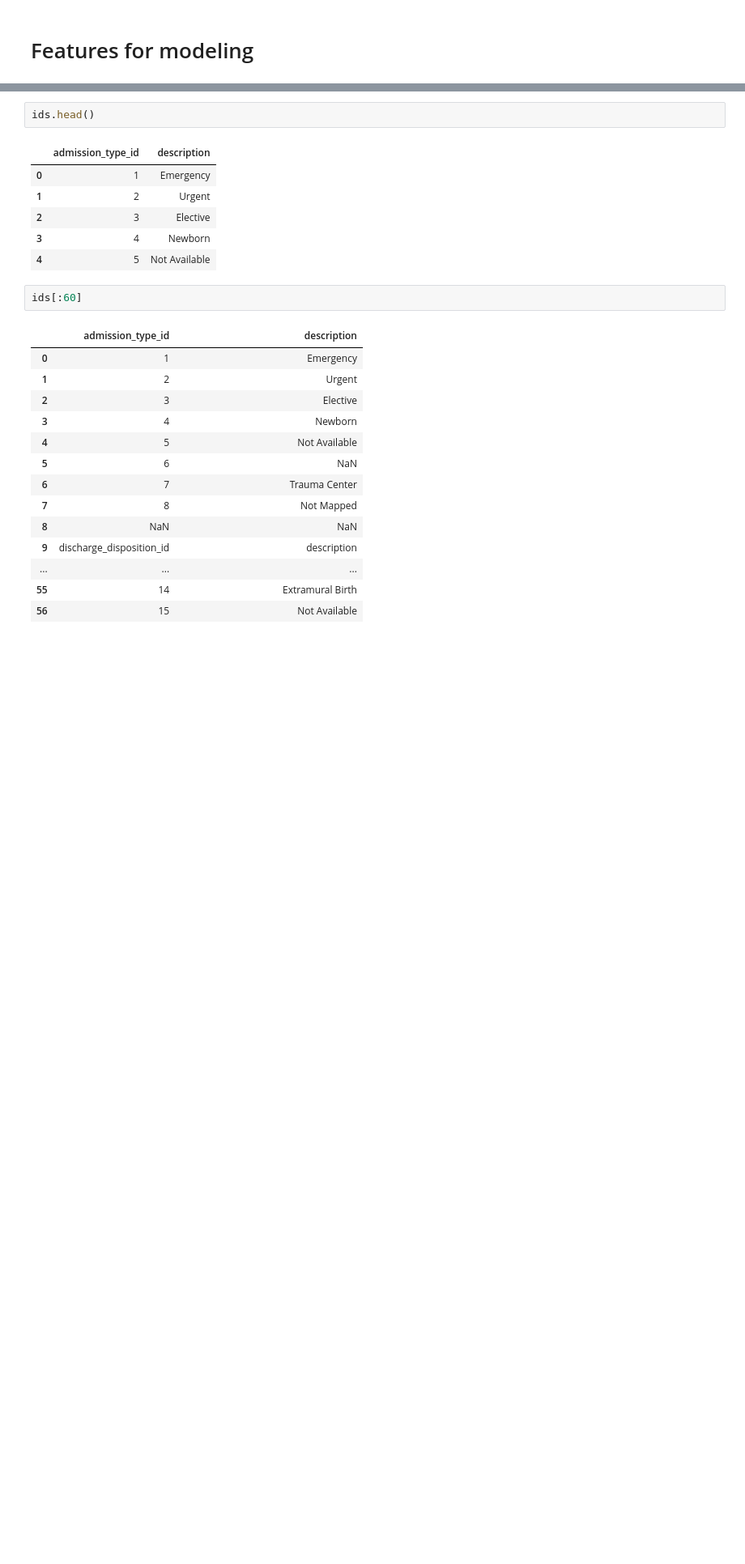
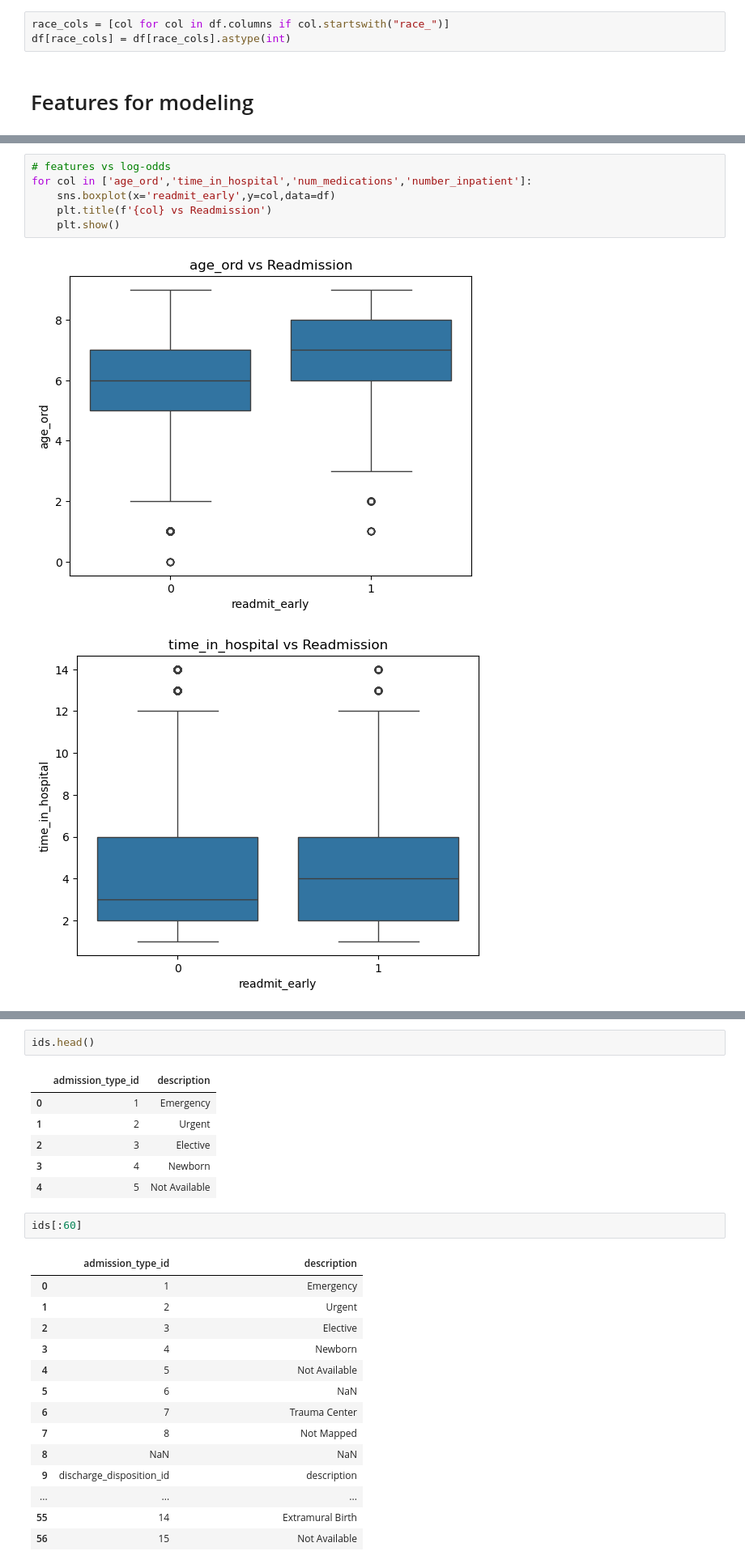
Before and after one commit to SethKauf/STA9890-Prediction-Competition, a Jupyter notebook: Workfiles/Report_2_Workfile.ipynb, the cells around one changed output, grey strips where cells are left out. Shown at 81% size. Drawn from its saved outputs; the diff is of its cells as text; blank space fills up the shorter version.

```diff
--- a/Workfiles/Report_2_Workfile.ipynb
+++ b/Workfiles/Report_2_Workfile.ipynb
@@ -738,2 +761,5 @@ memory usage: 9.0+ MB
+# %%
+race_cols = [col for col in df.columns if col.startswith("race_")]
+df[race_cols] = df[race_cols].astype(int)
 # %% [markdown]
 # Features for modeling
@@ -739,0 +839,9 @@ memory usage: 9.0+ MB
+# %%
+# features vs log-odds
+for col in ['age_ord','time_in_hospital','num_medications','number_inpatient']:
+    sns.boxplot(x='readmit_early',y=col,data=df)
+    plt.title(f'{col} vs Readmission')
+    plt.show()
+# %% [output]
+[figure, added]
+[figure, added]
```
Also changed, not shown: parts of 82 cells of this notebook, 1 other file.
